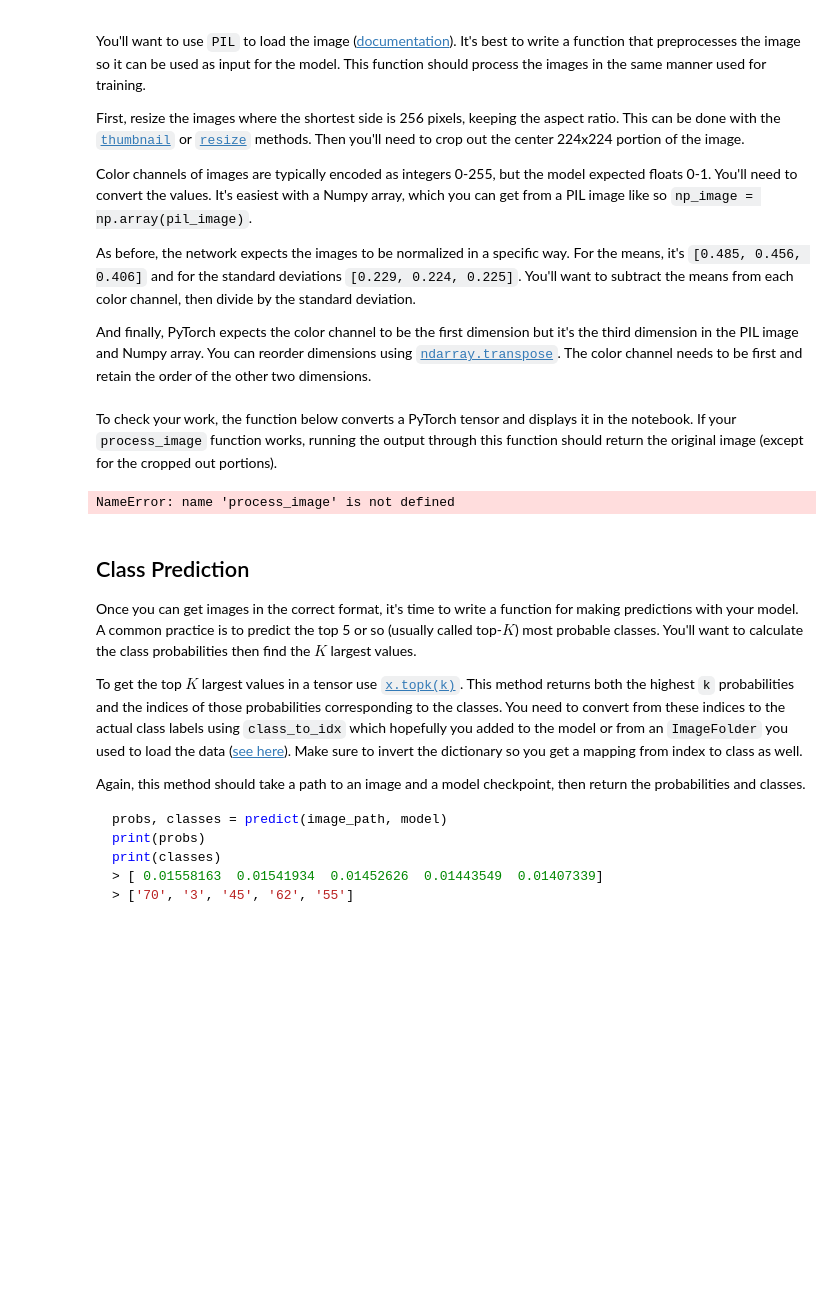
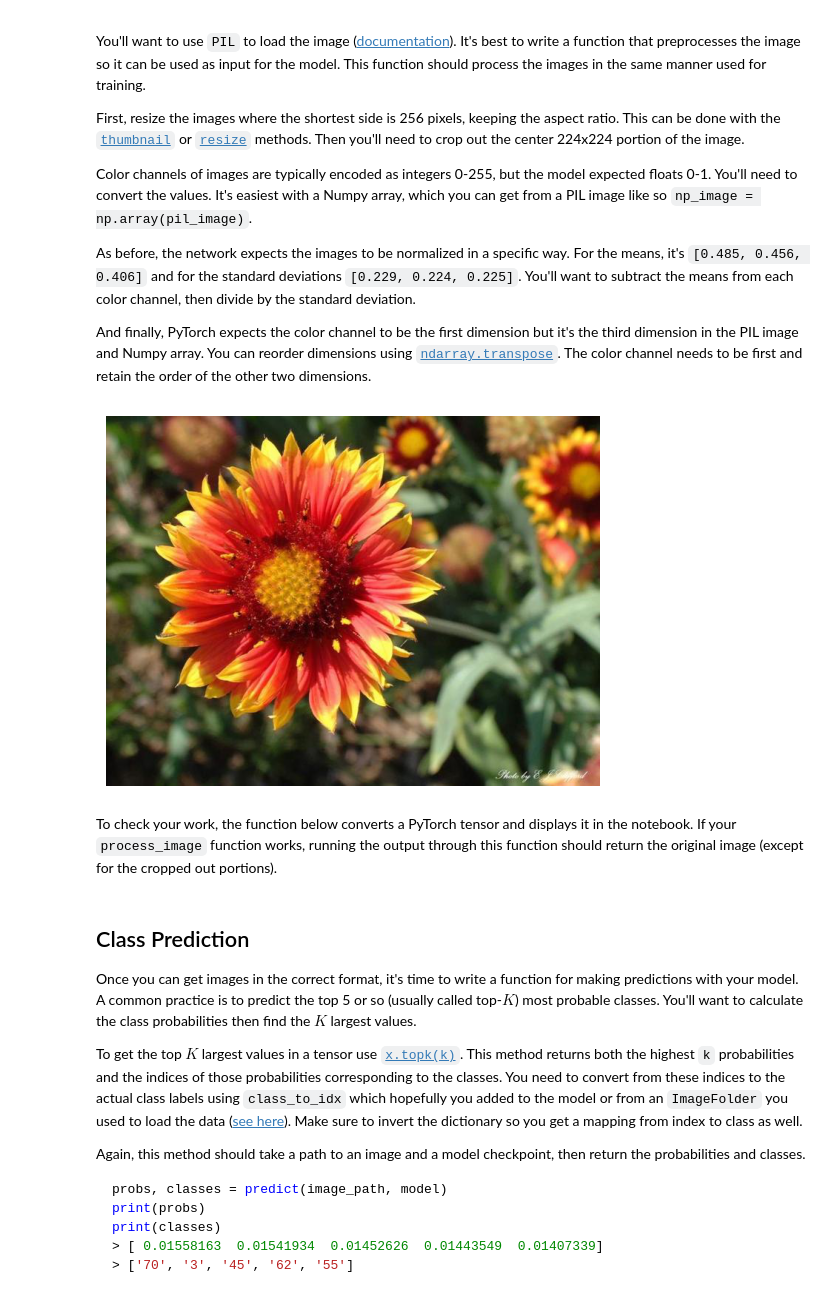
Before and after one commit to cod3d-dev/uda-aipp-imp, a Jupyter notebook: Image Classifier Project.ipynb, the cells around one changed output. Drawn from its saved outputs; the diff is of its cells as text; code cells hidden in the pictures; blank space fills up the shorter version.

```diff
--- a/Image Classifier Project.ipynb
+++ b/Image Classifier Project.ipynb
@@ -98,3 +107,4 @@ GPU Workspaces about Keeping Your Session Active. You'll want to include code fr
 **Note for Workspace users:** If your network is over 1 GB when saved as a checkpoint, there might be issues with saving backups in your workspace. Typically this happens with wide dense layers after the convolutional layers. If your saved checkpoint is larger than 1 GB (you can open a terminal and check with `ls -lh`), you should reduce the size of your hidden layers and train again.
 # %%
 # TODO: Build and train your network
+model = models.vgg16_bn(weights = 'DEFAULT') #VGG16_BN model
@@ -117,3 +268,14 @@ Remember that you'll want to completely rebuild the model later so you can use i
+# %%
+# TODO: Save the checkpoint
+model.class_to_idx = train_dataset.class_to_idx
+
+checkpoint = {'classifier': model.classifier,
+              'optimizer_state_dict': optimizer.state_dict(),
+              'class_idx': model.class_to_idx,
+              'state_dict': model.state_dict()
+             }
+
+torch.save(checkpoint, 'model_checkpoint.pth')
 # %% [markdown]
 ## Loading the checkpoint
 
@@ -156,37 +368,32 @@ def process_image(image):
+# %%
+def imshow(image, ax=None, title=None):
+    """Imshow for Tensor."""
+    if ax is None:
+        fig, ax = plt.subplots()
+    ax.axis('off')
+    # PyTorch tensors assume the color channel is the first dimension
+    # but matplotlib assumes is the third dimension
+    image = image.transpose((1, 2, 0))
+
+    # Undo preprocessing
+    mean = np.array([0.485, 0.456, 0.406])
+    std = np.array([0.229, 0.224, 0.225])
+    image = std * image + mean
+
+    # Image needs to be clipped between 0 and 1 or it looks like noise when displayed
+    image = np.clip(image, 0, 1)
+
+    ax.imshow(image)
+
+    return ax
+# %%
+img = Image.open("flowers/test/100/image_07939.jpg")
+img_processed = process_image(img)
+imshow(img_processed);
+# %% [output]
+[figure, added]
 # %% [markdown]
 To check your work, the function below converts a PyTorch tensor and displays it in the notebook. If your `process_image` function works, running the output through this function should return the original image (except for the cropped out portions).
-# %%
-def imshow(image, ax=None, title=None):
-    """Imshow for Tensor."""
-    if ax is None:
-        fig, ax = plt.subplots()
-
-    # PyTorch tensors assume the color channel is the first dimension
-    # but matplotlib assumes is the third dimension
-    image = np.array(image)
-    image = image.numpy().transpose((1, 2, 0))
-
-    # Undo preprocessing
-    mean = np.array([0.485, 0.456, 0.406])
-    std = np.array([0.229, 0.224, 0.225])
-    image = std * image + mean
-
-    # Image needs to be clipped between 0 and 1 or it looks like noise when displayed
-    image = np.clip(image, 0, 1)
-
-    ax.imshow(image)
-
-    return ax
-
-image_path = 'flowers/train/10/image_07086.jpg'
-img = process_image(image_path)
-#img.shape
-imshow(img)
-#(np.array([0.229, 0.224, 0.225])).shape
-#img = img.transpose ((1,2,0))
-#img
-# %% [output]
-NameError: name 'process_image' is not defined
 # %% [markdown]
 ## Class Prediction
 
```
Also changed, not shown: parts of 18 cells of this notebook, 5 other files.
